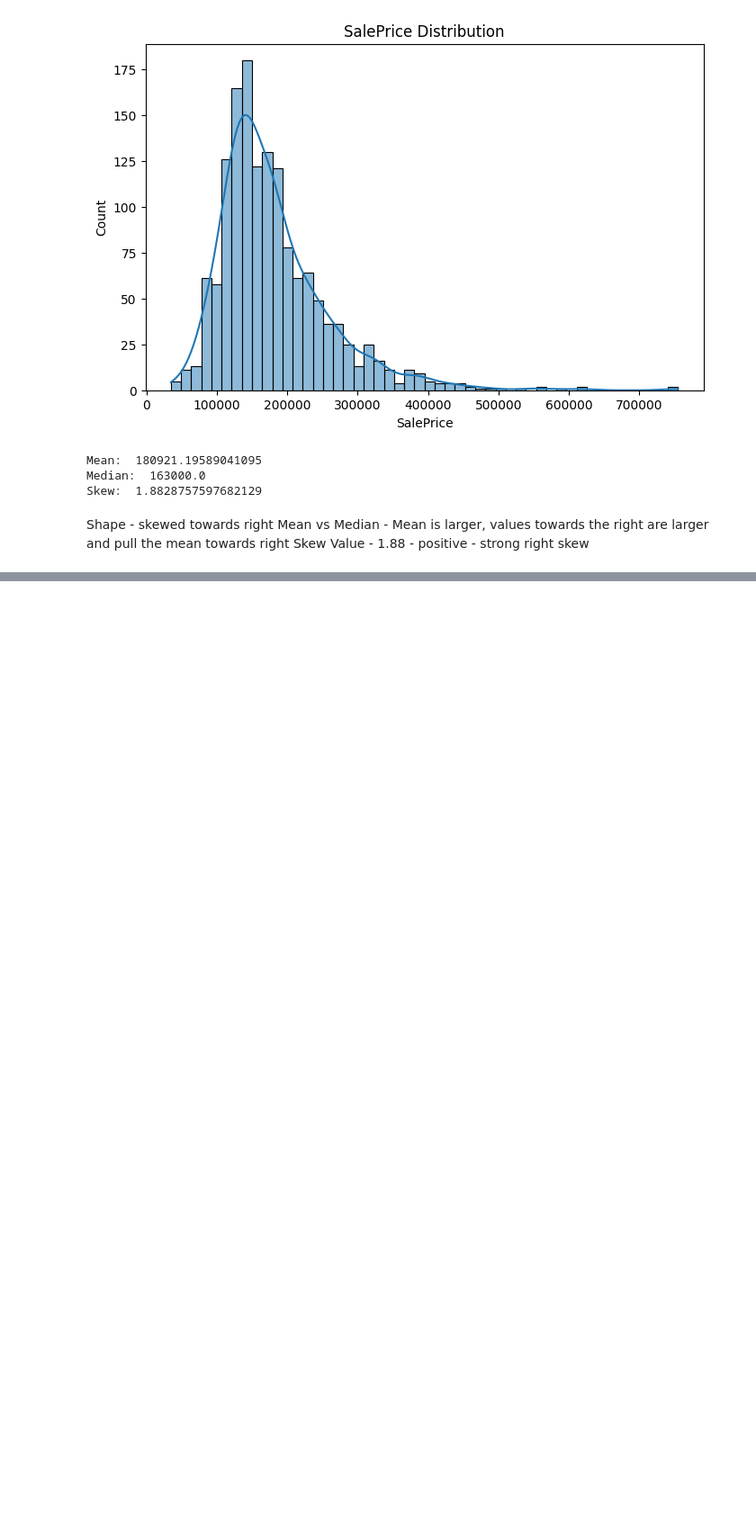
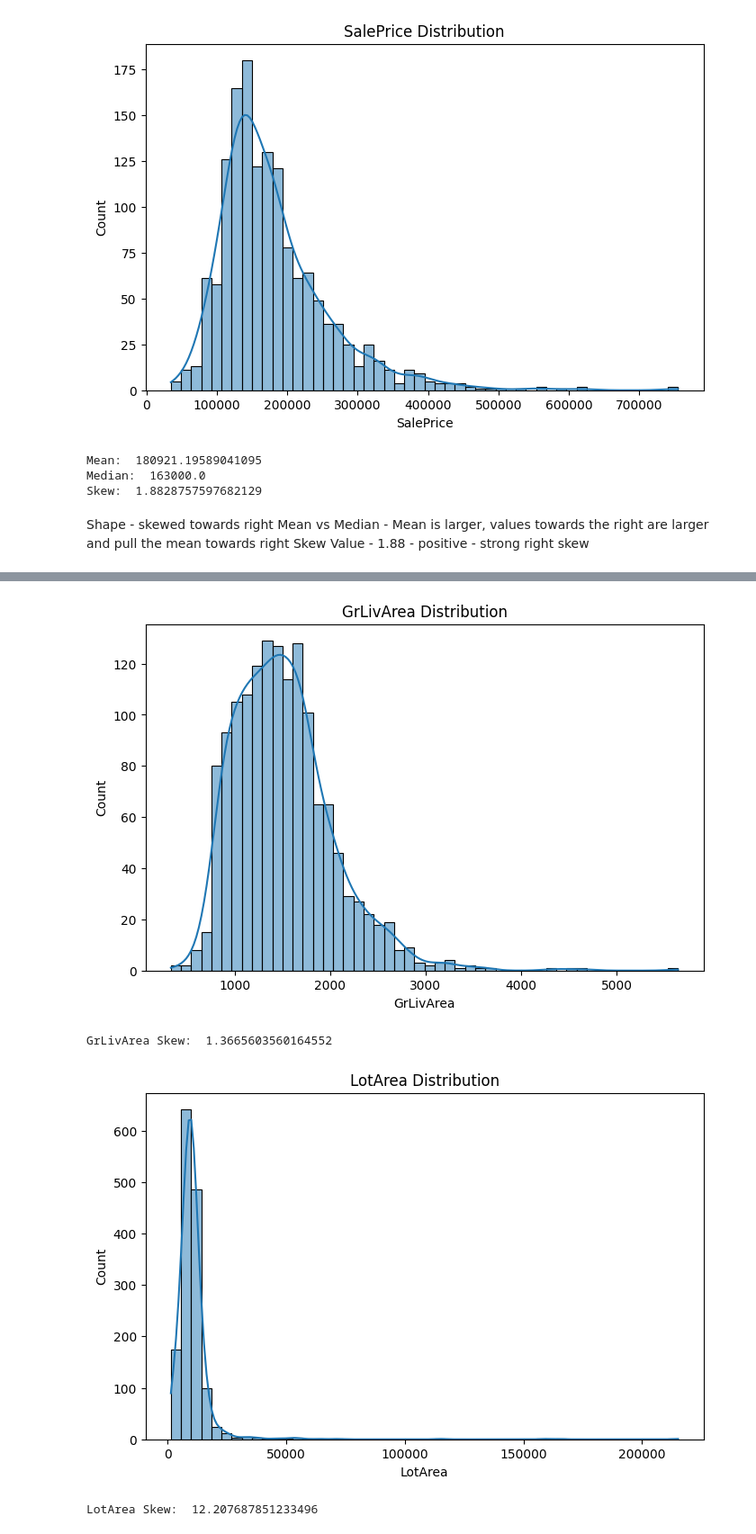
Before and after one commit to anucherlapally/HousePricesML, a Jupyter notebook: notebooks/1_1_conditional_prob.ipynb, the cells around one changed output, grey strips where cells are left out. Shown at 90% size. Drawn from its saved outputs; the diff is of its cells as text; code cells hidden in the pictures; blank space fills up the shorter version.

```diff
--- a/notebooks/1_1_conditional_prob.ipynb
+++ b/notebooks/1_1_conditional_prob.ipynb
@@ -58,0 +78,15 @@ Skew Value - 1.88 - positive - strong right skew
+# %%
+features = ['GrLivArea', 'LotArea']
+
+for col in features:
+    plt.figure(figsize=(8,5))
+    sns.histplot(df[col], bins=50, kde=True)
+    plt.title(f'{col} Distribution')
+    plt.show()
+
+    print(col, "Skew: ", df[col].skew())
+# %% [output]
+[figure, added]
+GrLivArea Skew:  1.3665603560164552
+[figure, added]
+LotArea Skew:  12.207687851233496
```
Also changed, not shown: parts of 15 cells of this notebook.
